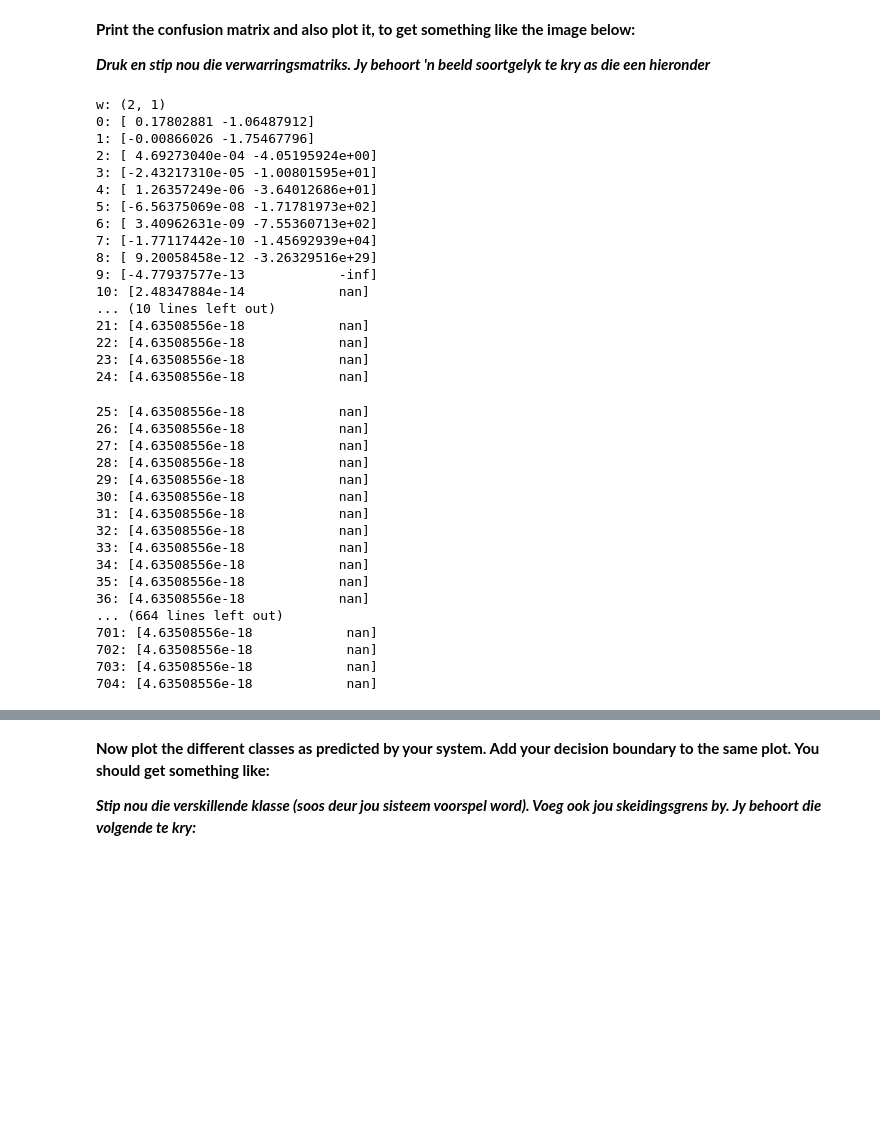
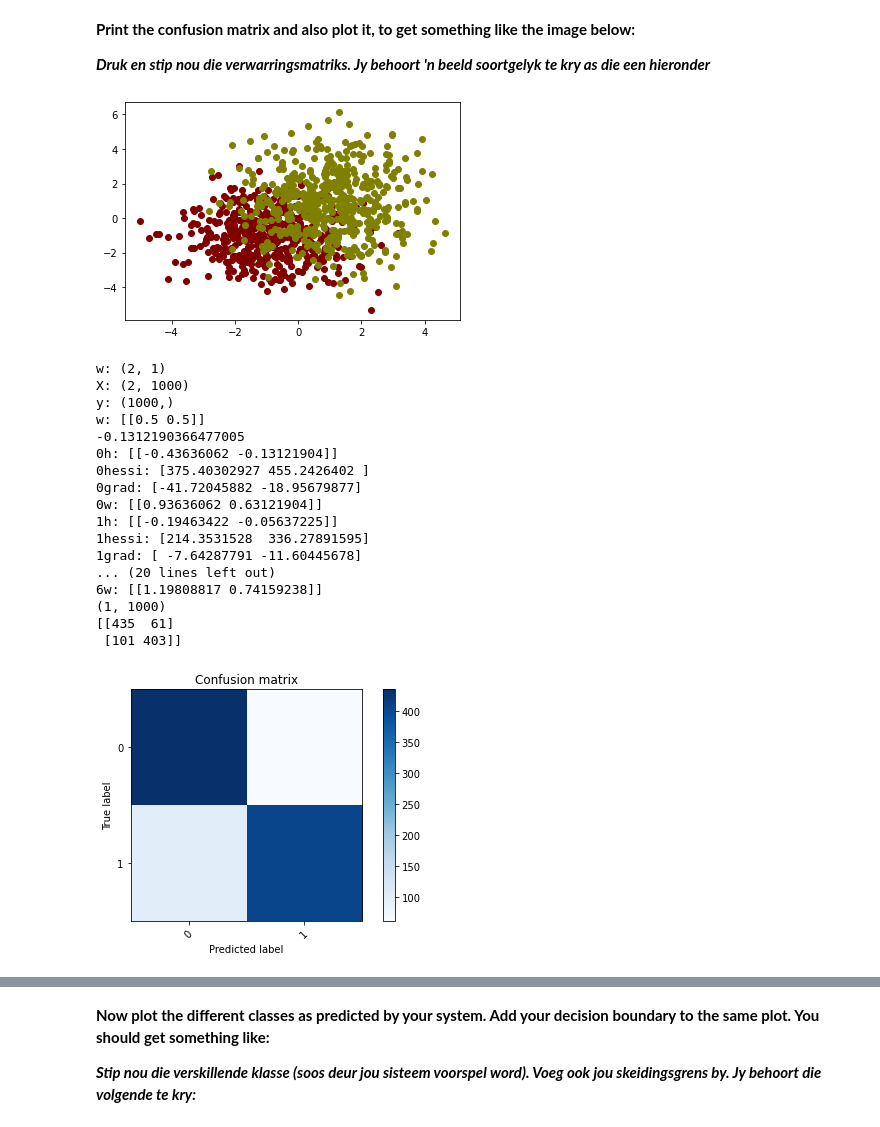
Before and after one commit to 21617066/Ass2, a Jupyter notebook: assign2_new.ipynb, the cells around one changed output, grey strips where cells are left out. Saved outputs shown, nothing was run; the diff lists cells and outputs as text; code cells hidden in the pictures; blank space fills up the shorter version.

```diff
--- a/assign2_new.ipynb
+++ b/assign2_new.ipynb
@@ -191,51 +198,46 @@ X = np.vstack([np.random.randn(N)*covariances[0, y] + means[0, y],
 **Print the confusion matrix and also plot it, to get something like the image below:**
 
 **_Druk en stip nou die verwarringsmatriks. Jy behoort 'n beeld soortgelyk te kry as die een hieronder_**
+# %%
+# Plot the data
+colors = ['maroon','olive']
+labels = np.unique(y)
+for color, label in zip(colors, labels):
+    class_data = X.T[np.flatnonzero(y == label)]
+    plt.scatter(class_data[:,0],class_data[:,1],c=color)
+plt.show()
+# %% [output]
+[figure, added]
 # %%
 from logiRegression import LogiRegression
 w = np.array([1,1])
 w = w.reshape((w.shape[0],1))
 
 model_lg = LogiRegression()
-
-#print(model_lg.grad_l(w, X, y, N).shape)
-#print(model_lg.hessi_l(w, X, y, N).shape)
-print(model_lg.fit(X,y,N).shape)
+model_lg.fit(X,y,N)
+model_lg.predict(X)
+conf_mat = confusion_matrix(y, model_lg.prediction.T)
+print(conf_mat)
+plot_confusion_matrix(cm=conf_mat, target_names=labels)
 # %% [output]
 w: (2, 1)
-0: [ 0.17802881 -1.06487912]
-1: [-0.00866026 -1.75467796]
-2: [ 4.69273040e-04 -4.05195924e+00]
-3: [-2.43217310e-05 -1.00801595e+01]
-4: [ 1.26357249e-06 -3.64012686e+01]
-5: [-6.56375069e-08 -1.71781973e+02]
-6: [ 3.40962631e-09 -7.55360713e+02]
-7: [-1.77117442e-10 -1.45692939e+04]
-8: [ 9.20058458e-12 -3.26329516e+29]
-9: [-4.77937577e-13            -inf]
-10: [2.48347884e-14            nan]
-... (10 lines left out)
-21: [4.63508556e-18            nan]
-22: [4.63508556e-18            nan]
-23: [4.63508556e-18            nan]
-24: [4.63508556e-18            nan]
+X: (2, 1000)
+y: (1000,)
+w: [[0.5 0.5]]
+-0.1312190366477005
+0h: [[-0.43636062 -0.13121904]]
+0hessi: [375.40302927 455.2426402 ]
+0grad: [-41.72045882 -18.95679877]
+0w: [[0.93636062 0.63121904]]
+1h: [[-0.19463422 -0.05637225]]
+1hessi: [214.3531528  336.27891595]
+1grad: [ -7.64287791 -11.60445678]
+... (20 lines left out)
+6w: [[1.19808817 0.74159238]]
+(1, 1000)
+[[435  61]
+ [101 403]]
-25: [4.63508556e-18            nan]
-26: [4.63508556e-18            nan]
-27: [4.63508556e-18            nan]
-28: [4.63508556e-18            nan]
-29: [4.63508556e-18            nan]
-30: [4.63508556e-18            nan]
-31: [4.63508556e-18            nan]
-32: [4.63508556e-18            nan]
-33: [4.63508556e-18            nan]
-34: [4.63508556e-18            nan]
-35: [4.63508556e-18            nan]
-36: [4.63508556e-18            nan]
-... (664 lines left out)
-701: [4.63508556e-18            nan]
-702: [4.63508556e-18            nan]
-703: [4.63508556e-18            nan]
-704: [4.63508556e-18            nan]
+[figure, added]
 # %%
 display(Image(filename='./images/conf_mat_logreg.jpg'))
 # %% [output]
```
Also changed, not shown: parts of 6 cells of this notebook, 2 other files.
